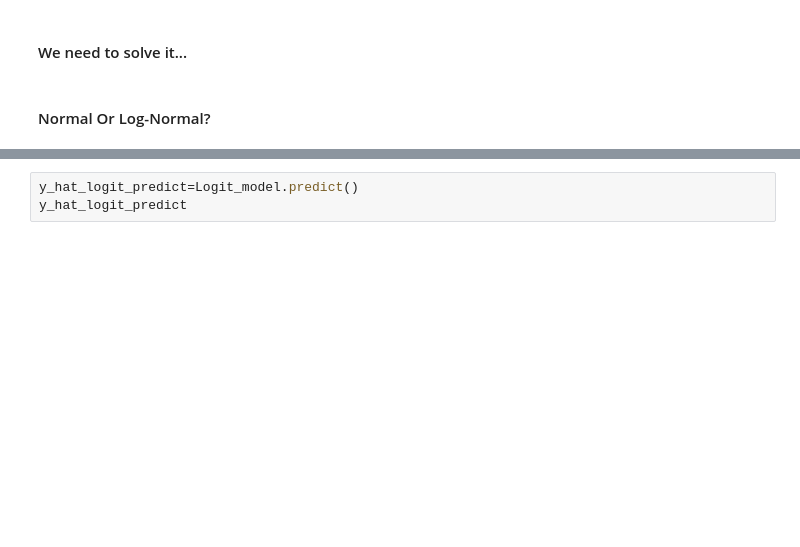
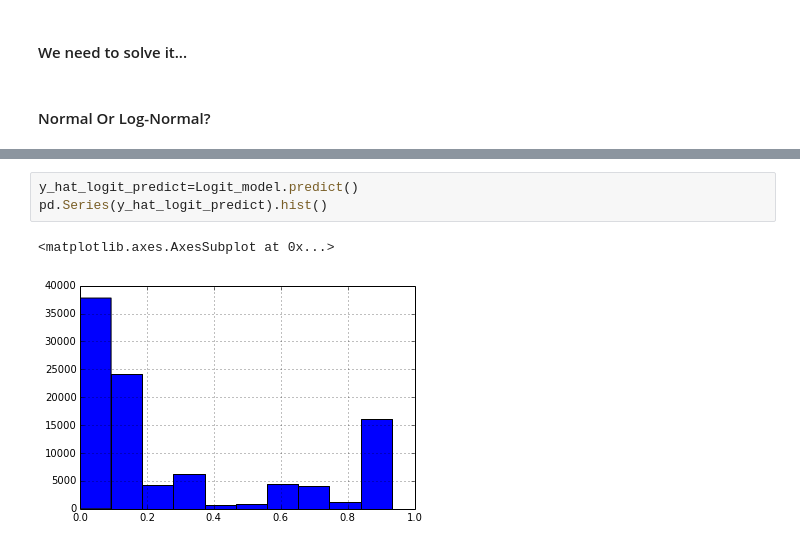
Before and after one commit to kebaler/DAT8, a Jupyter notebook: Labs/DS_Lab08.02-Models.ipynb, the cells around one changed output, grey strips where cells are left out. Saved outputs shown, nothing was run; the diff lists cells and outputs as text; blank space fills up the shorter version.

```diff
--- a/Labs/DS_Lab08.02-Models.ipynb
+++ b/Labs/DS_Lab08.02-Models.ipynb
@@ -117,6 +308,9 @@ print(Logit_model.summary())
 # %%
 y_hat_logit_predict=Logit_model.predict()
-y_hat_logit_predict
+pd.Series(y_hat_logit_predict).hist()
+# %% [output]
+<matplotlib.axes.AxesSubplot at 0x...>
+[figure, added]
 # %%
 error_hat_logit = (y_hat_logit_predict - dataset["Comedy"])**2
 error_hat_logit[0:5]
```
Also changed, not shown: parts of 29 cells of this notebook.
